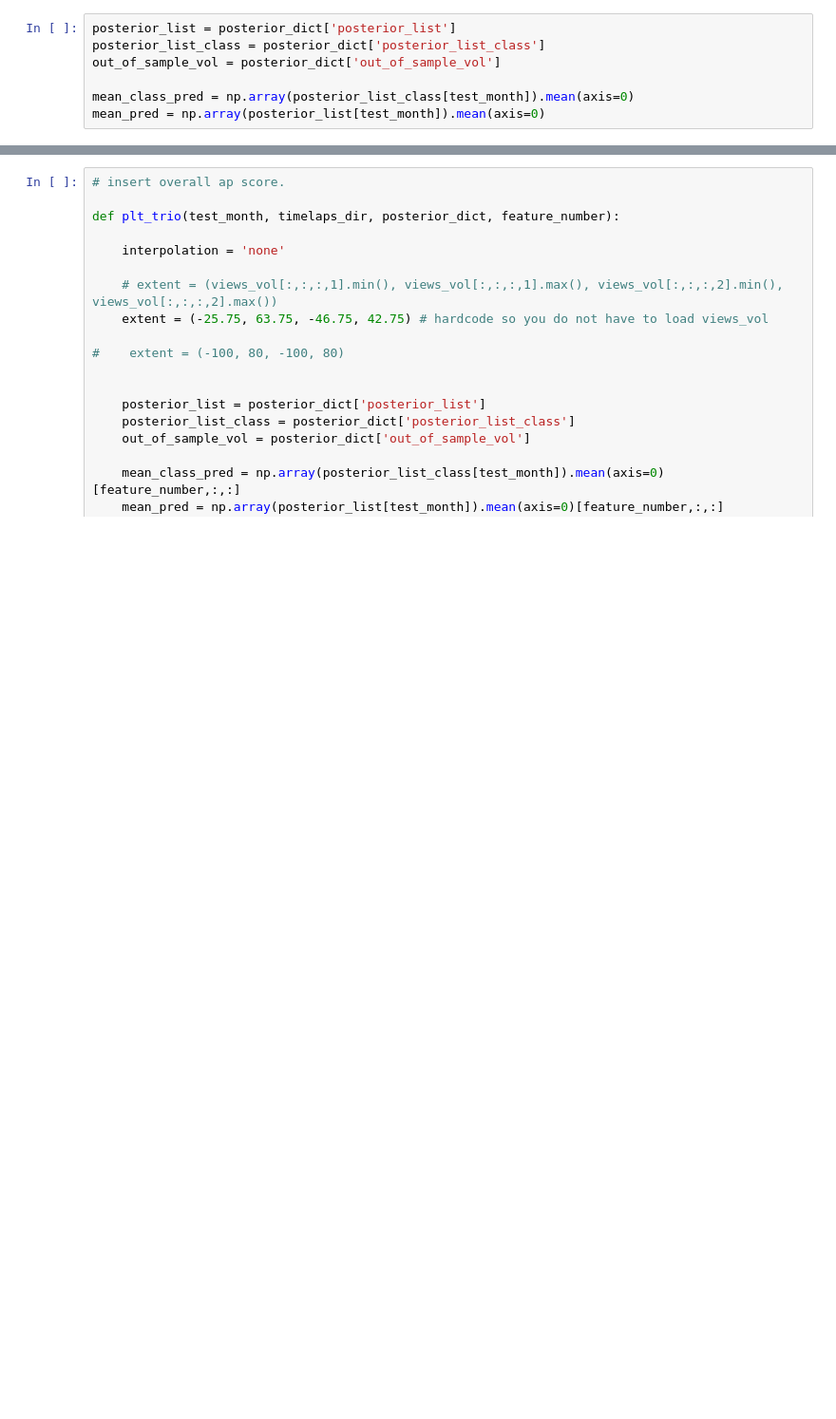
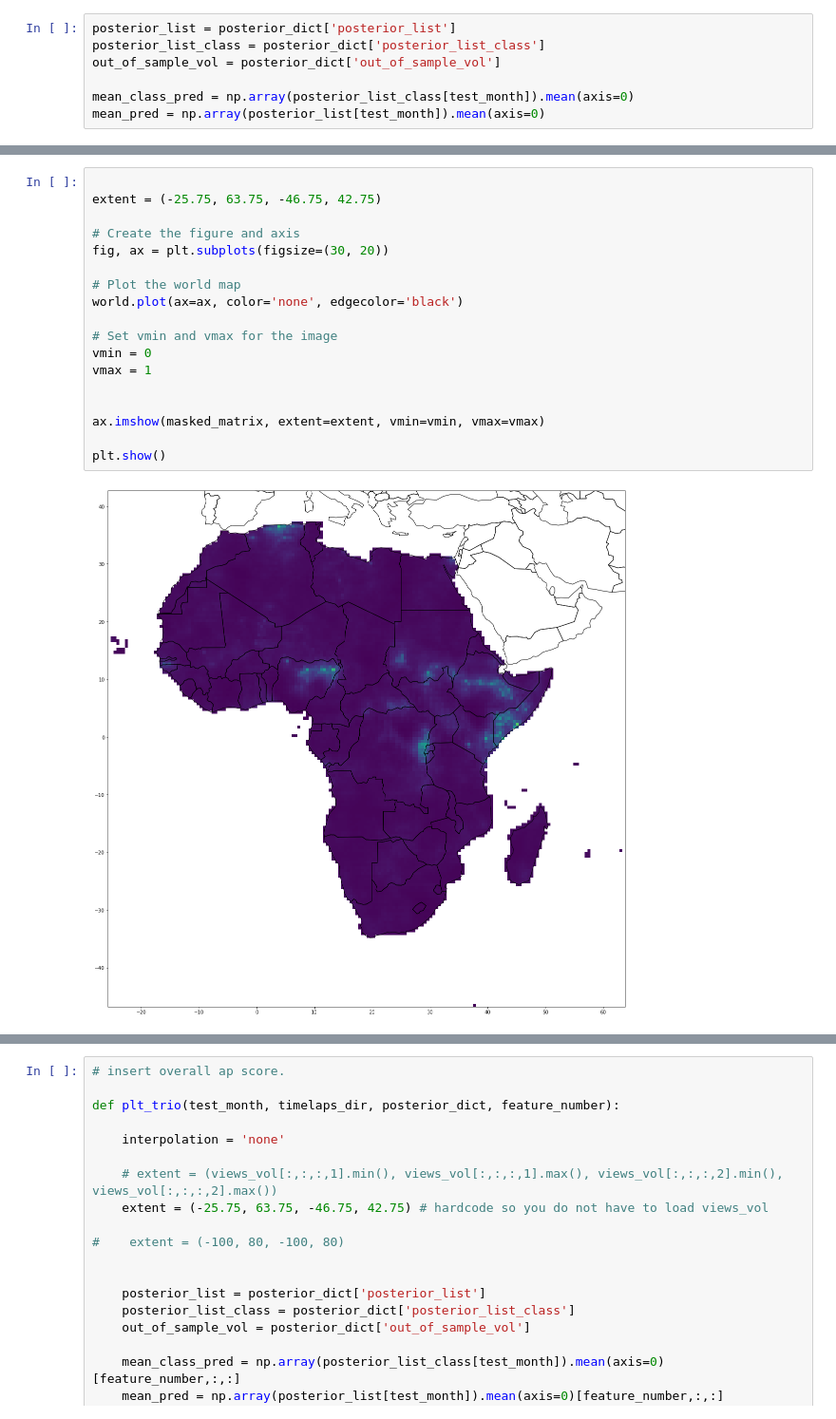
Before and after one commit to Polichinel/HydraNet_001, a Jupyter notebook: notebooks/plot_posterior_new01.ipynb, the cells around one changed output, grey strips where cells are left out. Shown at 95% size. Drawn from its saved outputs; the diff is of its cells as text; blank space fills up the shorter version.

```diff
--- a/notebooks/plot_posterior_new01.ipynb
+++ b/notebooks/plot_posterior_new01.ipynb
@@ -47,3 +83,23 @@ mean_pred = np.array(posterior_list[test_month]).mean(axis=0)
+# %%
+
+extent = (-25.75, 63.75, -46.75, 42.75)
+
+# Create the figure and axis
+fig, ax = plt.subplots(figsize=(30, 20))
+
+# Plot the world map
+world.plot(ax=ax, color='none', edgecolor='black')
+
+# Set vmin and vmax for the image
+vmin = 0
+vmax = 1
+
+
+ax.imshow(masked_matrix, extent=extent, vmin=vmin, vmax=vmax)
+
+plt.show()
+# %% [output]
+[figure, added]
 # %%
 fig, axs = plt.subplots(2,3, )
 
```
Also changed, not shown: parts of 5 cells of this notebook, 1 other file.
